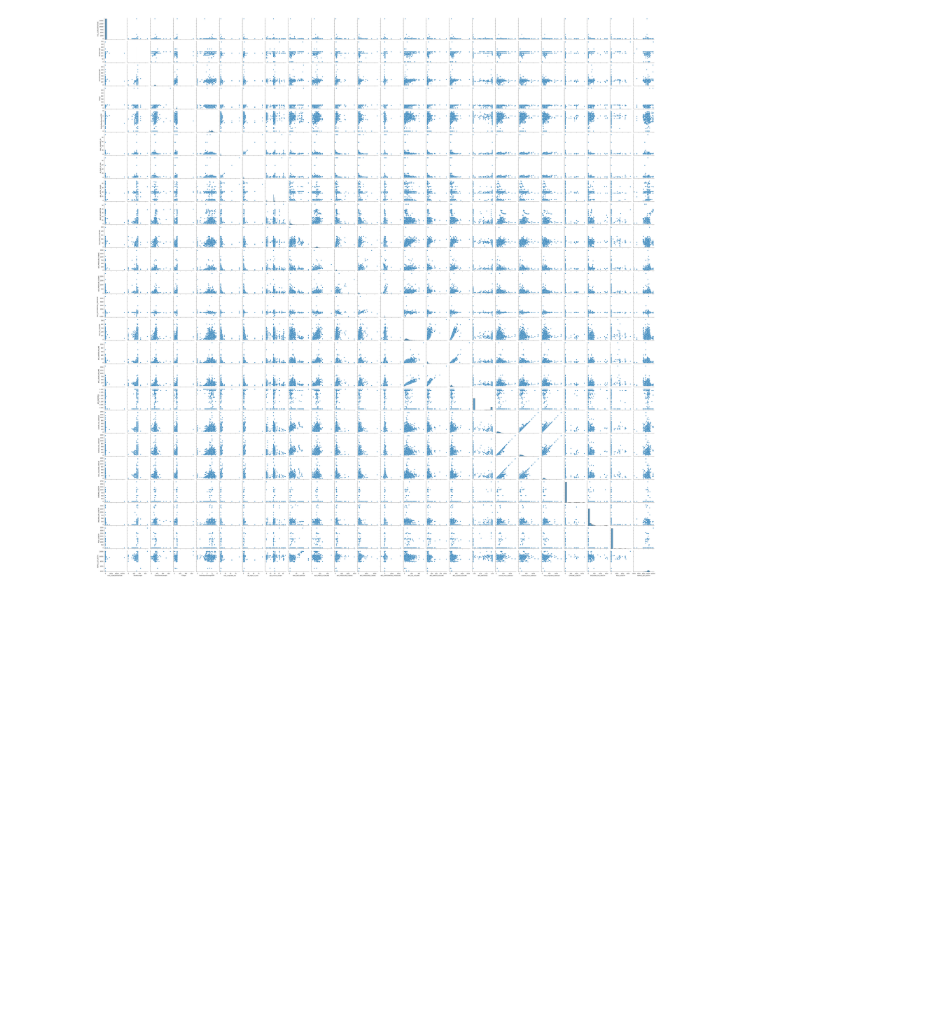
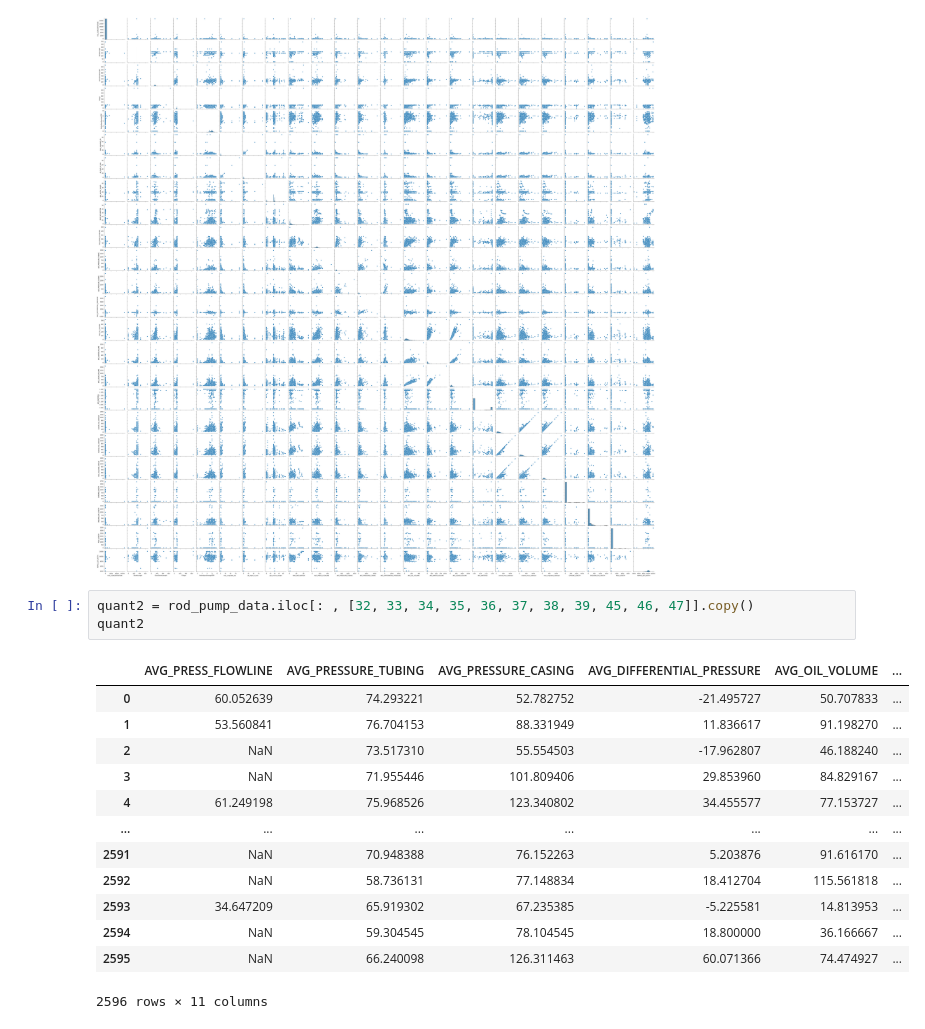
Before and after one commit to skeptrunedev/Rod_Pump_Optimization, a Jupyter notebook: notebooks/EDA_Notebook.ipynb, the cells around one changed output. Cells and saved outputs as stored; diff of their text form; blank space fills up the shorter version.

```diff
--- a/notebooks/EDA_Notebook.ipynb
+++ b/notebooks/EDA_Notebook.ipynb
@@ -31,3 +46,20 @@ sns.pairplot(quant)
 # %% [output]
 <seaborn.axisgrid.PairGrid at 0x...>
 [figure]
+# %%
+quant2 = rod_pump_data.iloc[: , [32, 33, 34, 35, 36, 37, 38, 39, 45, 46, 47]].copy()
+quant2
+# %% [output]
+|  | AVG_PRESS_FLOWLINE | AVG_PRESSURE_TUBING | AVG_PRESSURE_CASING | AVG_DIFFERENTIAL_PRESSURE | AVG_OIL_VOLUME | ... |
+| 0 | 60.052639 | 74.293221 | 52.782752 | -21.495727 | 50.707833 | ... |
+| 1 | 53.560841 | 76.704153 | 88.331949 | 11.836617 | 91.198270 | ... |
+| 2 | NaN | 73.517310 | 55.554503 | -17.962807 | 46.188240 | ... |
+| 3 | NaN | 71.955446 | 101.809406 | 29.853960 | 84.829167 | ... |
+| 4 | 61.249198 | 75.968526 | 123.340802 | 34.455577 | 77.153727 | ... |
+| ... | ... | ... | ... | ... | ... | ... |
+| 2591 | NaN | 70.948388 | 76.152263 | 5.203876 | 91.616170 | ... |
+| 2592 | NaN | 58.736131 | 77.148834 | 18.412704 | 115.561818 | ... |
+| 2593 | 34.647209 | 65.919302 | 67.235385 | -5.225581 | 14.813953 | ... |
+| 2594 | NaN | 59.304545 | 78.104545 | 18.800000 | 36.166667 | ... |
+| 2595 | NaN | 66.240098 | 126.311463 | 60.071366 | 74.474927 | ... |
+2596 rows × 11 columns
```
Also changed, not shown: parts of 2 cells of this notebook.
